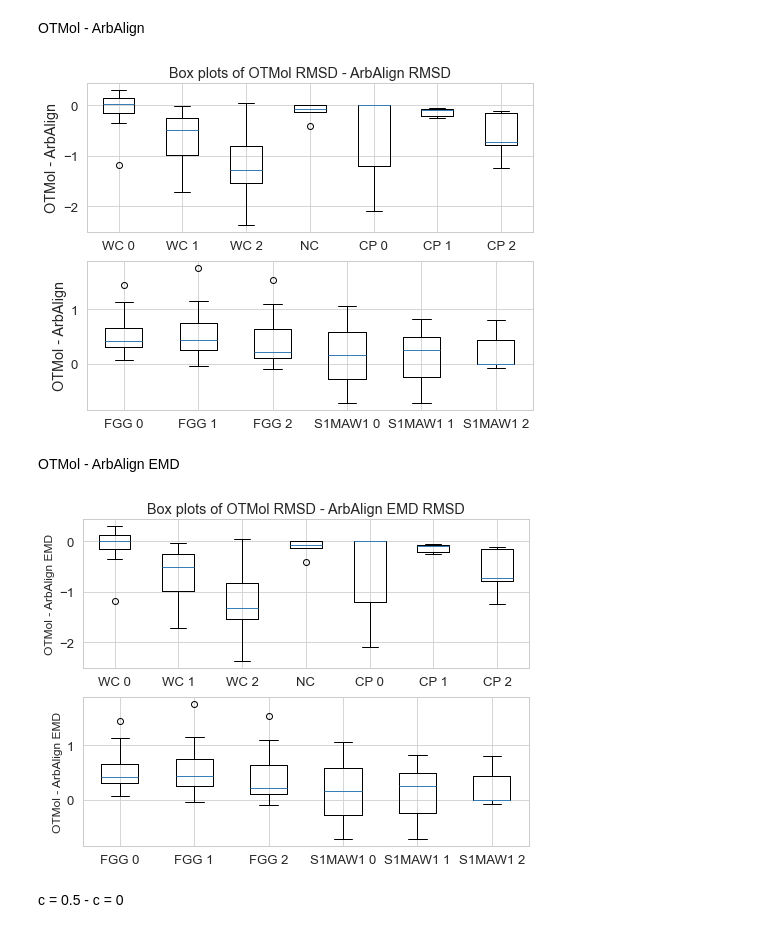
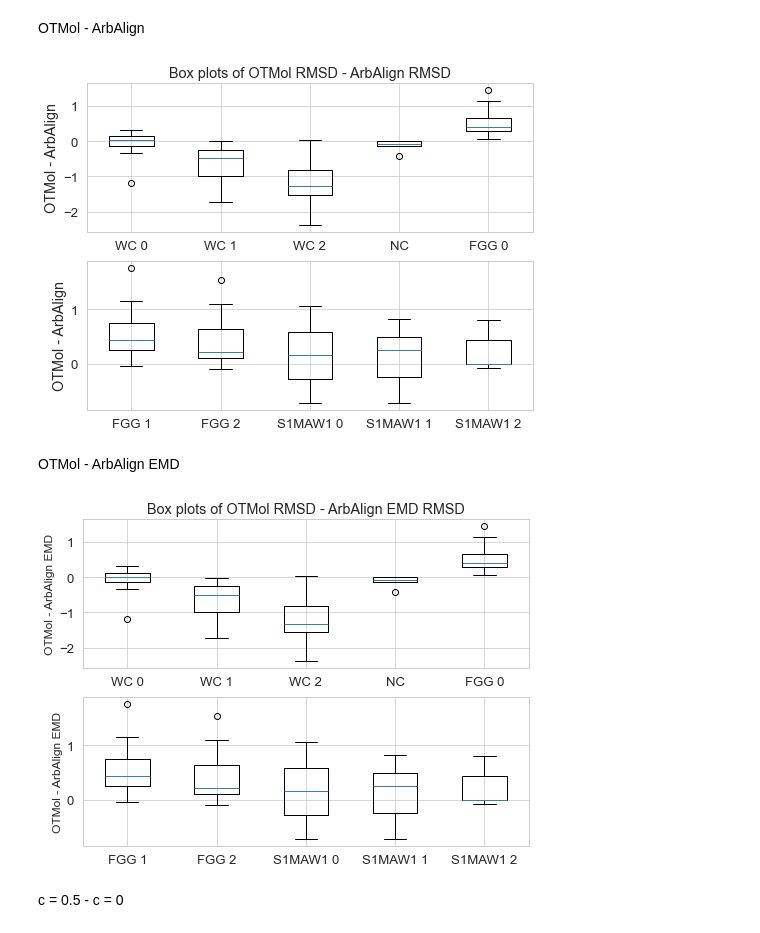
Before and after one commit to weixiaoqimath/otmol, a Jupyter notebook: experiment/plot.ipynb, the cells around one changed output. Saved outputs shown, nothing was run; the diff lists cells and outputs as text; code cells hidden in the pictures.

```diff
--- a/experiment/plot.ipynb
+++ b/experiment/plot.ipynb
@@ -16,9 +16,6 @@ wc0_arbalign = pd.read_csv('./arbalign_output/ArbAlignDataWC_result.csv')['RMSD(
 wc1_arbalign = pd.read_csv('./arbalign_output/1st2ndWC_result.csv')['RMSD(ArbAlign)']
 wc2_arbalign = pd.read_csv('./arbalign_output/largest_RMSD_WC_result.csv')['RMSD(ArbAlign)']
 ng_arbalign = pd.read_csv('./arbalign_output/NeonCluster_result.csv')['RMSD(ArbAlign)']
-cp0_arbalign = pd.read_csv('./arbalign_output/cp_most_similar_result.csv')['RMSD(ArbAlign)']
-cp1_arbalign = pd.read_csv('./arbalign_output/cp_most_different_result.csv')['RMSD(ArbAlign)']
-cp2_arbalign = pd.read_csv('./arbalign_output/cp_largest_arbalign_result.csv')['RMSD(ArbAlign)']
 FGG_arbalign_name = pd.read_csv('./arbalign_output/FGG_result.csv')['RMSD(ArbAlign+element name)']
 FGG_arbalign_type = pd.read_csv('./arbalign_output/FGG_result.csv')['RMSD(ArbAlign+atom type)']
 FGG_arbalign_conn = pd.read_csv('./arbalign_output/FGG_result.csv')['RMSD(ArbAlign+atom connectivity)']
@@ -30,9 +27,6 @@ wc0_otmol = pd.read_csv('./otmol_output/wc_ArbAlignDataWC_center_results.csv')['
 wc1_otmol = pd.read_csv('./otmol_output/wc_1st2nd_center_results.csv')['RMSD(OTMol)']
 wc2_otmol = pd.read_csv('./otmol_output/wc_largest_rmsd_center_results.csv')['RMSD(OTMol)']
 ng_otmol = pd.read_csv('./otmol_output/ng_emd_results.csv')['RMSD(OTMol)']
-cp0_otmol = pd.read_csv('./otmol_output/cp_most_similar_fGW_cstD=0.5_results.csv')['RMSD(OTMol)']
-cp1_otmol = pd.read_csv('./otmol_output/cp_most_different_fGW_cstD=0.5_results.csv')['RMSD(OTMol)']
-cp2_otmol = pd.read_csv('./otmol_output/cp_largest_arbalign_fGW_cstD=0.5_results.csv')['RMSD(OTMol)']
 FGG_otmol_name = pd.read_csv('./otmol_output/FGG_element_name_fGW_cstD=0.5_results.csv')['RMSD(OTMol+element name)']
 FGG_otmol_type = pd.read_csv('./otmol_output/FGG_atom_type_fGW_cstD=0.5_results.csv')['RMSD(OTMol+atom type)']
 FGG_otmol_conn = pd.read_csv('./otmol_output/FGG_atom_connectivity_fGW_cstD=0.5_results.csv')['RMSD(OTMol+atom connectivity)']
@@ -44,9 +38,6 @@ wc0_diff = wc0_otmol - wc0_arbalign
 wc1_diff = wc1_otmol - wc1_arbalign
 wc2_diff = wc2_otmol - wc2_arbalign
 ng_diff = ng_otmol - ng_arbalign
-cp0_diff = cp0_otmol - cp0_arbalign
-cp1_diff = cp1_otmol - cp1_arbalign
-cp2_diff = cp2_otmol - cp2_arbalign
 FGG_name_diff = FGG_otmol_name - FGG_arbalign_name
 FGG_type_diff = FGG_otmol_type - FGG_arbalign_type
 FGG_conn_diff = FGG_otmol_conn - FGG_arbalign_conn
@@ -54,13 +45,12 @@ S1MAW1_name_diff = S1MAW1_otmol_name - S1MAW1_arbalign_name
 S1MAW1_type_diff = S1MAW1_otmol_type - S1MAW1_arbalign_type
 S1MAW1_conn_diff = S1MAW1_otmol_conn - S1MAW1_arbalign_conn
 all_data = [
-    wc0_diff, wc1_diff, wc2_diff, ng_diff, cp0_diff, cp1_diff, cp2_diff,
+    wc0_diff, wc1_diff, wc2_diff, ng_diff,
     FGG_name_diff, FGG_type_diff, FGG_conn_diff,
     S1MAW1_name_diff, S1MAW1_type_diff, S1MAW1_conn_diff
 ]
 labels = [
-    'WC 0', 'WC 1', 'WC 2',
-    'NC', 'CP 0', 'CP 1', 'CP 2',
+    'WC 0', 'WC 1', 'WC 2', 'NC',
     'FGG 0', 'FGG 1', 'FGG 2',
     'S1MAW1 0', 'S1MAW1 1', 'S1MAW1 2'
 ]
@@ -69,21 +59,21 @@ sns.set_context("paper", font_scale=1.5)
 sns.set_palette("Set1")
 fig, axs = plt.subplots(nrows=2, ncols=1, figsize=(8, 6))
 plt.rcParams.update({'font.size': 12})  # Adjust the number to your desired size
-axs[0].boxplot(all_data[:-6])
+axs[0].boxplot(all_data[:-5])
 axs[0].set_title('Box plots of OTMol RMSD - ArbAlign RMSD')
 axs[0].set_xticks(
-    [y + 1 for y in range(len(all_data[:-6]))],
-    labels=labels[:-6]
+    [y + 1 for y in range(len(all_data[:-5]))],
+    labels=labels[:-5]
 )
 #axs[0].set_xlabel('Different datasets')
 axs[0].set_ylabel('OTMol - ArbAlign')
 axs[0].yaxis.grid(True)
 
-axs[1].boxplot(all_data[-6:])
+axs[1].boxplot(all_data[-5:])
 #axs[1].set_title('')
 axs[1].set_xticks(
-    [y + 1 for y in range(len(all_data[-6:]))],
-    labels=labels[-6:]
+    [y + 1 for y in range(len(all_data[-5:]))],
+    labels=labels[-5:]
 )
 #axs[0].set_xlabel('Different datasets')
 axs[1].set_ylabel('OTMol - ArbAlign')
@@ -91,7 +81,7 @@ axs[1].yaxis.grid(True)
 plt.savefig('../images/boxplot_arbalign.png', dpi=300, bbox_inches='tight')
 plt.show()
 # %% [output]
-[figure, old version]
+[figure, new version]
 # %% [markdown]
 OTMol - ArbAlign EMD
 # %%
@@ -99,9 +89,6 @@ wc0_arbalign = pd.read_csv('./arbalign_emd_output/ArbAlignDataWC_result.csv')['R
 wc1_arbalign = pd.read_csv('./arbalign_emd_output/1st2ndWC_result.csv')['RMSD(ArbAlign)']
 wc2_arbalign = pd.read_csv('./arbalign_emd_output/largest_RMSD_WC_result.csv')['RMSD(ArbAlign)']
 ng_arbalign = pd.read_csv('./arbalign_emd_output/NeonCluster_result.csv')['RMSD(ArbAlign)']
-cp0_arbalign = pd.read_csv('./arbalign_emd_output/cp_most_similar_result.csv')['RMSD(ArbAlign)']
-cp1_arbalign = pd.read_csv('./arbalign_emd_output/cp_most_different_result.csv')['RMSD(ArbAlign)']
-cp2_arbalign = pd.read_csv('./arbalign_emd_output/cp_largest_arbalign_result.csv')['RMSD(ArbAlign)']
 FGG_arbalign_name = pd.read_csv('./arbalign_emd_output/FGG_result.csv')['RMSD(ArbAlign+element name)']
 FGG_arbalign_type = pd.read_csv('./arbalign_emd_output/FGG_result.csv')['RMSD(ArbAlign+atom type)']
 FGG_arbalign_conn = pd.read_csv('./arbalign_emd_output/FGG_result.csv')['RMSD(ArbAlign+atom connectivity)']
@@ -113,9 +100,6 @@ wc0_otmol = pd.read_csv('./otmol_output/wc_ArbAlignDataWC_emd_results.csv')['RMS
 wc1_otmol = pd.read_csv('./otmol_output/wc_1st2nd_emd_results.csv')['RMSD(OTMol)']
 wc2_otmol = pd.read_csv('./otmol_output/wc_largest_rmsd_emd_results.csv')['RMSD(OTMol)']
 ng_otmol = pd.read_csv('./otmol_output/ng_emd_results.csv')['RMSD(OTMol)']
-cp0_otmol = pd.read_csv('./otmol_output/cp_most_similar_fGW_cstD=0.5_results.csv')['RMSD(OTMol)']
-cp1_otmol = pd.read_csv('./otmol_output/cp_most_different_fGW_cstD=0.5_results.csv')['RMSD(OTMol)']
-cp2_otmol = pd.read_csv('./otmol_output/cp_largest_arbalign_fGW_cstD=0.5_results.csv')['RMSD(OTMol)']
 FGG_otmol_name = pd.read_csv('./otmol_output/FGG_element_name_fGW_cstD=0.5_results.csv')['RMSD(OTMol+element name)']
 FGG_otmol_type = pd.read_csv('./otmol_output/FGG_atom_type_fGW_cstD=0.5_results.csv')['RMSD(OTMol+atom type)']
 FGG_otmol_conn = pd.read_csv('./otmol_output/FGG_atom_connectivity_fGW_cstD=0.5_results.csv')['RMSD(OTMol+atom connectivity)']
@@ -127,9 +111,6 @@ wc0_diff = wc0_otmol - wc0_arbalign
 wc1_diff = wc1_otmol - wc1_arbalign
 wc2_diff = wc2_otmol - wc2_arbalign
 ng_diff = ng_otmol - ng_arbalign
-cp0_diff = cp0_otmol - cp0_arbalign
-cp1_diff = cp1_otmol - cp1_arbalign
-cp2_diff = cp2_otmol - cp2_arbalign
 FGG_name_diff = FGG_otmol_name - FGG_arbalign_name
 FGG_type_diff = FGG_otmol_type - FGG_arbalign_type
 FGG_conn_diff = FGG_otmol_conn - FGG_arbalign_conn
@@ -137,43 +118,42 @@ S1MAW1_name_diff = S1MAW1_otmol_name - S1MAW1_arbalign_name
 S1MAW1_type_diff = S1MAW1_otmol_type - S1MAW1_arbalign_type
 S1MAW1_conn_diff = S1MAW1_otmol_conn - S1MAW1_arbalign_conn
 all_data = [
-    wc0_diff, wc1_diff, wc2_diff, ng_diff, cp0_diff, cp1_diff, cp2_diff,
+    wc0_diff, wc1_diff, wc2_diff, ng_diff,
     FGG_name_diff, FGG_type_diff, FGG_conn_diff,
     S1MAW1_name_diff, S1MAW1_type_diff, S1MAW1_conn_diff
 ]
 labels = [
-    'WC 0', 'WC 1', 'WC 2',
-    'NC', 'CP 0', 'CP 1', 'CP 2',
+    'WC 0', 'WC 1', 'WC 2', 'NC',
     'FGG 0', 'FGG 1', 'FGG 2',
     'S1MAW1 0', 'S1MAW1 1', 'S1MAW1 2'
 ]
 sns.set_style("whitegrid")
 sns.set_context("paper", font_scale=1.5)
 sns.set_palette("Set1")
 fig, axs = plt.subplots(nrows=2, ncols=1, figsize=(8, 6))
 plt.rcParams.update({'font.size': 12})  # Adjust the number to your desired size
-axs[0].boxplot(all_data[:-6])
+axs[0].boxplot(all_data[:-5])
 axs[0].set_title('Box plots of OTMol RMSD - ArbAlign EMD RMSD')
 axs[0].set_xticks(
-    [y + 1 for y in range(len(all_data[:-6]))],
-    labels=labels[:-6]
+    [y + 1 for y in range(len(all_data[:-5]))],
+    labels=labels[:-5]
 )
 #axs[0].set_xlabel('Different datasets')
 axs[0].set_ylabel('OTMol - ArbAlign EMD', fontsize=12)
 axs[0].yaxis.grid(True)
 
-axs[1].boxplot(all_data[-6:])
+axs[1].boxplot(all_data[-5:])
 #axs[1].set_title('')
 axs[1].set_xticks(
-    [y + 1 for y in range(len(all_data[-6:]))],
-    labels=labels[-6:]
+    [y + 1 for y in range(len(all_data[-5:]))],
+    labels=labels[-5:]
 )
 axs[1].set_ylabel('OTMol - ArbAlign EMD', fontsize=12)
 axs[1].yaxis.grid(True)
 plt.savefig('../images/boxplot_arbalign_emd.png', dpi=300, bbox_inches='tight')
 plt.show()
 # %% [output]
-[figure, old version]
+[figure, new version]
 # %% [markdown]
 c = 0.5 - c = 0
 # %%
```
Also changed, not shown: parts of 14 cells of this notebook, 4 other files.
